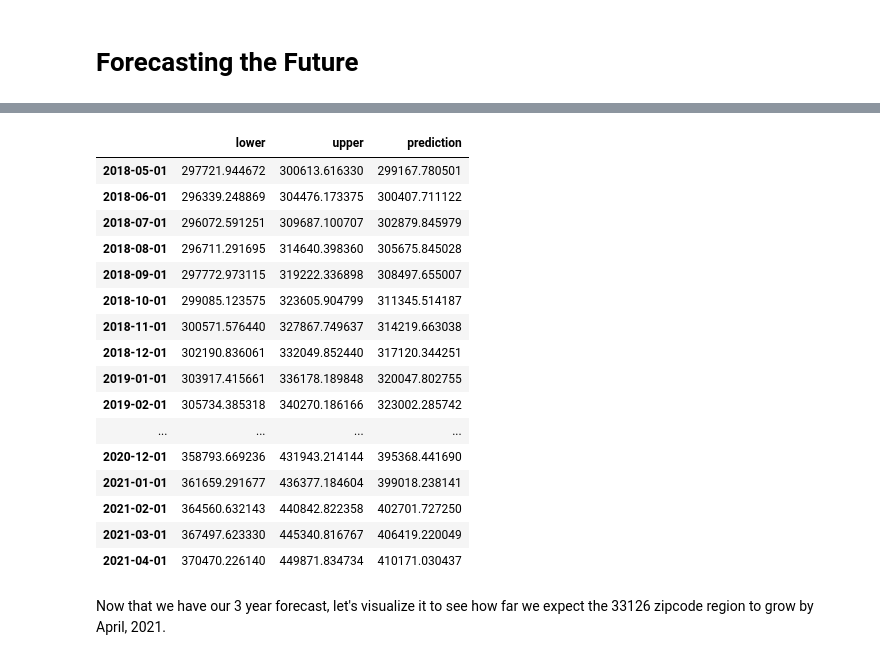
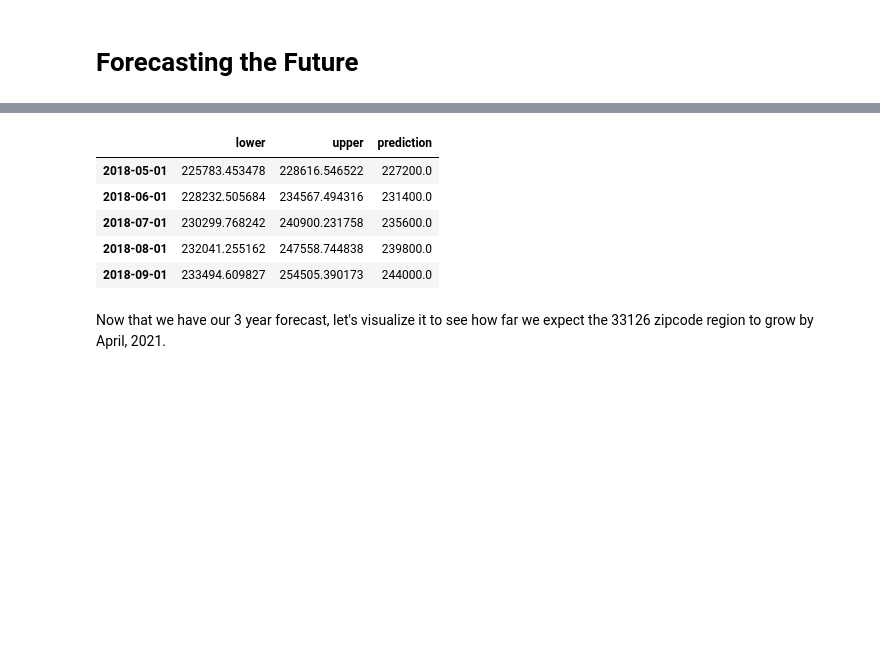
Before and after one commit to MWENDA1999/Predictive-Modeling-Time-Series-Forecasting-G9DSF-FT06-P4, a Jupyter notebook: final_notebook.ipynb, the cells around one changed output, grey strips where cells are left out. Saved outputs shown, nothing was run; the diff lists cells and outputs as text; code cells hidden in the pictures; blank space fills up the shorter version.

```diff
--- a/final_notebook.ipynb
+++ b/final_notebook.ipynb
@@ -517,0 +560,9 @@ test_series = recent_series['2016-05':]
+# %%
+# List of zip codes
+zip_codes = [85008, 94590, 94601, 94804, 85035]
+
+# Filter DataFrame based on the given zip codes
+ts_data = ts_data[ts_data['Zipcode'].isin(zip_codes)]
+
+# Resample the data to quarterly frequency, taking the mean for each quarter
+ts_data = ts_data.resample('M').mean()
@@ -664,15 +778,26 @@ Our model was not perfectly accurate but it was able to capture the overall tren
 # %% [markdown]
 # Forecasting the Future
 # %%
-# Plug the parameter values from our Auto ARIMA model into a new SARIMAX model that fits the entire series.
-ARIMA_MODEL = sm.tsa.statespace.SARIMAX(recent_series,
-                                        order=(1,0,3),
-                                        seasonal_order=(0, 0, 0, 0),
-                                        enforce_stationarity=False,
-                                        enforce_invertibility=False)
+# # Plug the parameter values from our Auto ARIMA model into a new SARIMAX model that fits the entire series.
+# ARIMA_MODEL = sm.tsa.statespace.SARIMAX(df_slice,
+#                                         order=(1,0,3),
+#                                         seasonal_order=(0, 0, 0, 0),
+#                                         enforce_stationarity=False,
+#                                         enforce_invertibility=False)
+
+# # Fit the model and print results
+# full_output = ARIMA_MODEL.fit()
+
+# print(output.summary().tables[1])
+
+# Plug the parameter values from our Auto ARIMA model into a new ARIMA model that fits the entire series.
+ARIMA_MODEL = ARIMA(df_slice,
+                    order=(0,2,0),
+                    enforce_stationarity=False,
+                    enforce_invertibility=False)
 
 # Fit the model and print results
 full_output = ARIMA_MODEL.fit()
 
-print(output.summary().tables[1])
+print(full_output.summary())
 # %% [output]
@@ -688,28 +821,17 @@ sigma2      3.637e+05    1.4e-07   2.59e+12      0.000    3.64e+05    3.64e+05
 # %%
-## Getting a forecast for the next 36 months after the last recorded date on our dataset.
+# Getting a forecast for the next 36 months after the last recorded date on our dataset.
 forecast = full_output.get_forecast(36)
 future_prediction = forecast.conf_int()
-future_prediction['value'] = forecast.predicted_mean
-future_prediction.columns = ['lower','upper','prediction']
-future_prediction
+future_prediction['Price'] = forecast.predicted_mean
+future_prediction.columns = ['lower', 'upper', 'prediction']
+future_prediction.head()
 # %% [output]
 |  | lower | upper | prediction |
-| 2018-05-01 | 297721.944672 | 300613.616330 | 299167.780501 |
-| 2018-06-01 | 296339.248869 | 304476.173375 | 300407.711122 |
-| 2018-07-01 | 296072.591251 | 309687.100707 | 302879.845979 |
-| 2018-08-01 | 296711.291695 | 314640.398360 | 305675.845028 |
-| 2018-09-01 | 297772.973115 | 319222.336898 | 308497.655007 |
-| 2018-10-01 | 299085.123575 | 323605.904799 | 311345.514187 |
-| 2018-11-01 | 300571.576440 | 327867.749637 | 314219.663038 |
-| 2018-12-01 | 302190.836061 | 332049.852440 | 317120.344251 |
-| 2019-01-01 | 303917.415661 | 336178.189848 | 320047.802755 |
-| 2019-02-01 | 305734.385318 | 340270.186166 | 323002.285742 |
-| ... | ... | ... | ... |
-| 2020-12-01 | 358793.669236 | 431943.214144 | 395368.441690 |
-| 2021-01-01 | 361659.291677 | 436377.184604 | 399018.238141 |
-| 2021-02-01 | 364560.632143 | 440842.822358 | 402701.727250 |
-| 2021-03-01 | 367497.623330 | 445340.816767 | 406419.220049 |
-| 2021-04-01 | 370470.226140 | 449871.834734 | 410171.030437 |
+| 2018-05-01 | 225783.453478 | 228616.546522 | 227200.0 |
+| 2018-06-01 | 228232.505684 | 234567.494316 | 231400.0 |
+| 2018-07-01 | 230299.768242 | 240900.231758 | 235600.0 |
+| 2018-08-01 | 232041.255162 | 247558.744838 | 239800.0 |
+| 2018-09-01 | 233494.609827 | 254505.390173 | 244000.0 |
 # %% [markdown]
 Now that we have our 3 year forecast, let's visualize it to see how far we expect the 33126 zipcode region to grow by April, 2021.
 # %%
```
Also changed, not shown: parts of 21 cells of this notebook.
